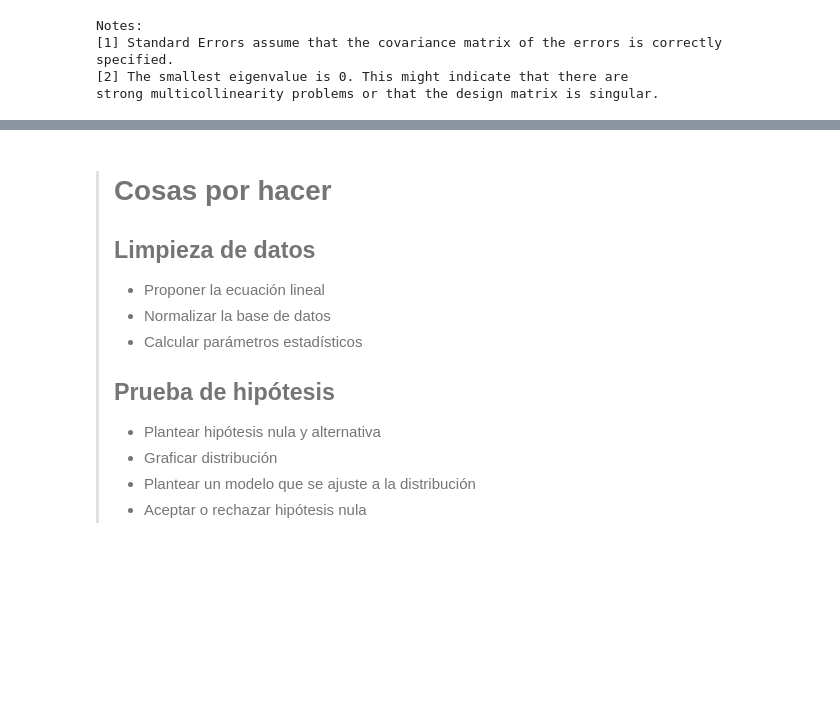
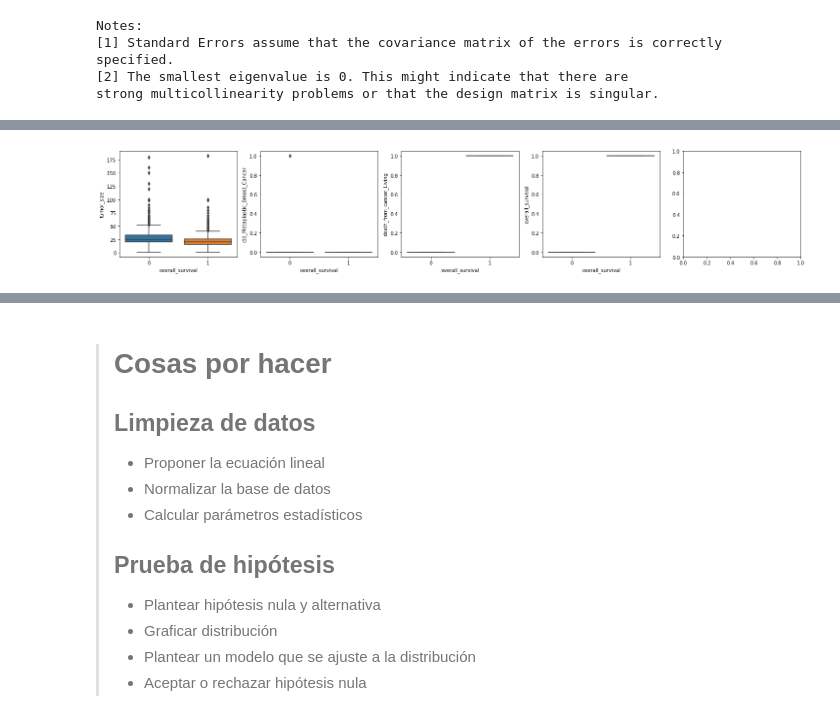
Before and after one commit to SebasM2000/DataBase_Sttcs, a Jupyter notebook: comp.ipynb, the cells around one changed output, grey strips where cells are left out. Cells and saved outputs as stored; diff of their text form; code cells hidden in the pictures; blank space fills up the shorter version.

```diff
--- a/comp.ipynb
+++ b/comp.ipynb
@@ -426,7 +424,9 @@ plt.show()
 # %%
 fig, axes = plt.subplots(1, 5, figsize=(25, 4))
-for idx1, feature in enumerate(list(analisis.columns)[4:9]):
+for idx1, feature in enumerate(list(analisis3.columns)[4:9]):
 
-    sns.boxplot( x='overall_survival', y=feature, data=analisis, ax=axes[idx1])
+    sns.boxplot( x='overall_survival', y=feature, data=analisis3, ax=axes[idx1])
 plt.show()
+# %% [output]
+[figure, added]
 # %%
```
Also changed, not shown: parts of 10 cells of this notebook.
